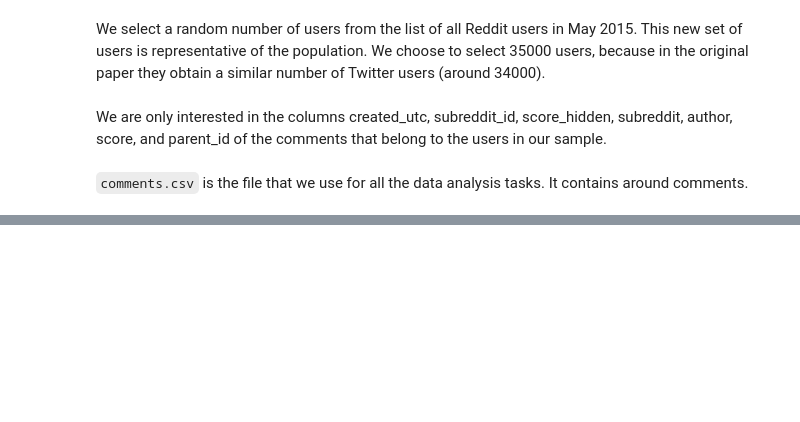
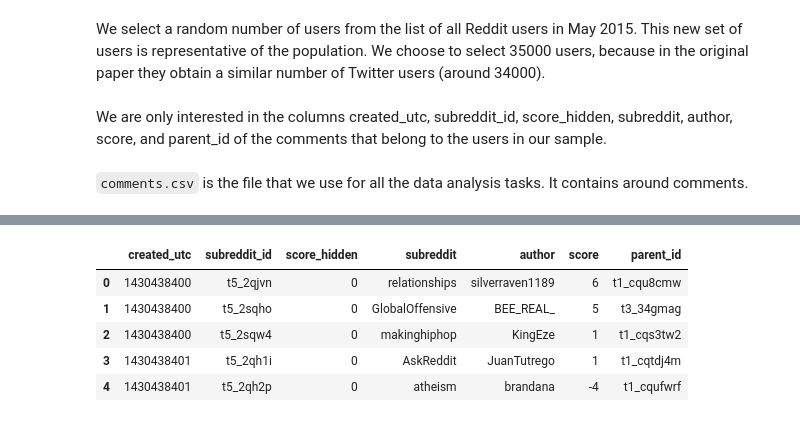
Before and after one commit to epfl-ada/ada-2020-project-milestone-p3-p3_chd, a Jupyter notebook: P4.ipynb, the cells around one changed output, grey strips where cells are left out. Drawn from its saved outputs; the diff is of its cells as text; code cells hidden in the pictures; blank space fills up the shorter version.

```diff
--- a/P4.ipynb
+++ b/P4.ipynb
@@ -30,2 +36,11 @@ dataset.to_csv("comments.csv", index=False)
 # %%
 comments = pd.read_csv("comments.csv")
+# %%
+comments.head()
+# %% [output]
+|  | created_utc | subreddit_id | score_hidden | subreddit | author | score | parent_id |
+| 0 | 1430438400 | t5_2qjvn | 0 | relationships | silverraven1189 | 6 | t1_cqu8cmw |
+| 1 | 1430438400 | t5_2sqho | 0 | GlobalOffensive | BEE_REAL_ | 5 | t3_34gmag |
+| 2 | 1430438400 | t5_2sqw4 | 0 | makinghiphop | KingEze | 1 | t1_cqs3tw2 |
+| 3 | 1430438401 | t5_2qh1i | 0 | AskReddit | JuanTutrego | 1 | t1_cqtdj4m |
+| 4 | 1430438401 | t5_2qh2p | 0 | atheism | brandana | -4 | t1_cqufwrf |
```
Also changed, not shown: parts of 64 cells of this notebook, 5 other files.
